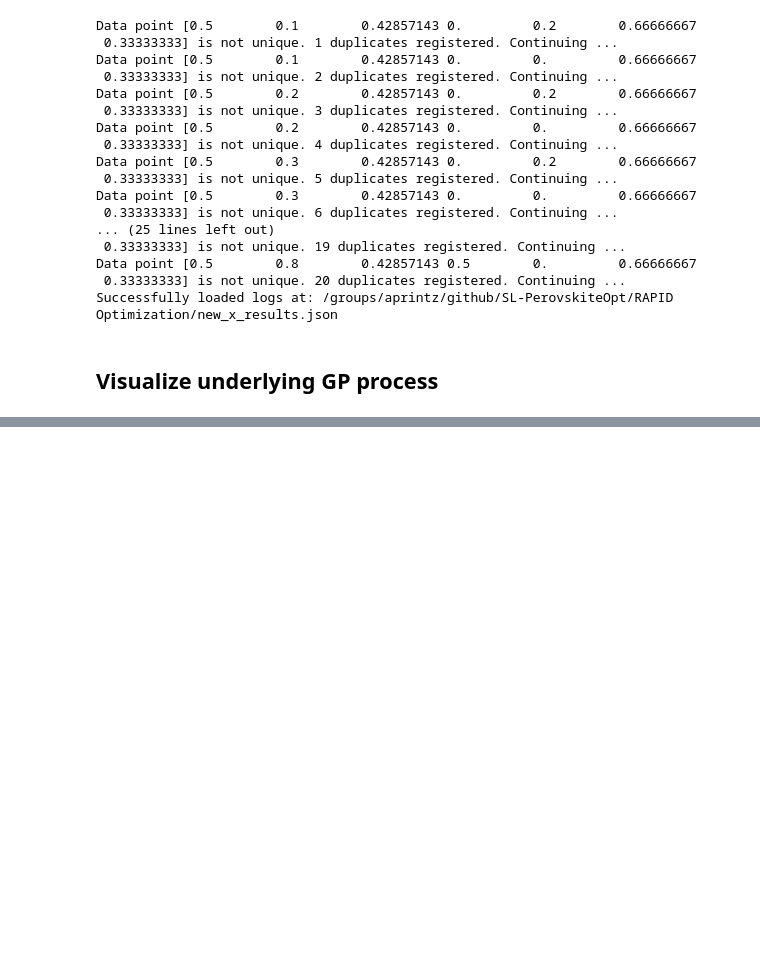
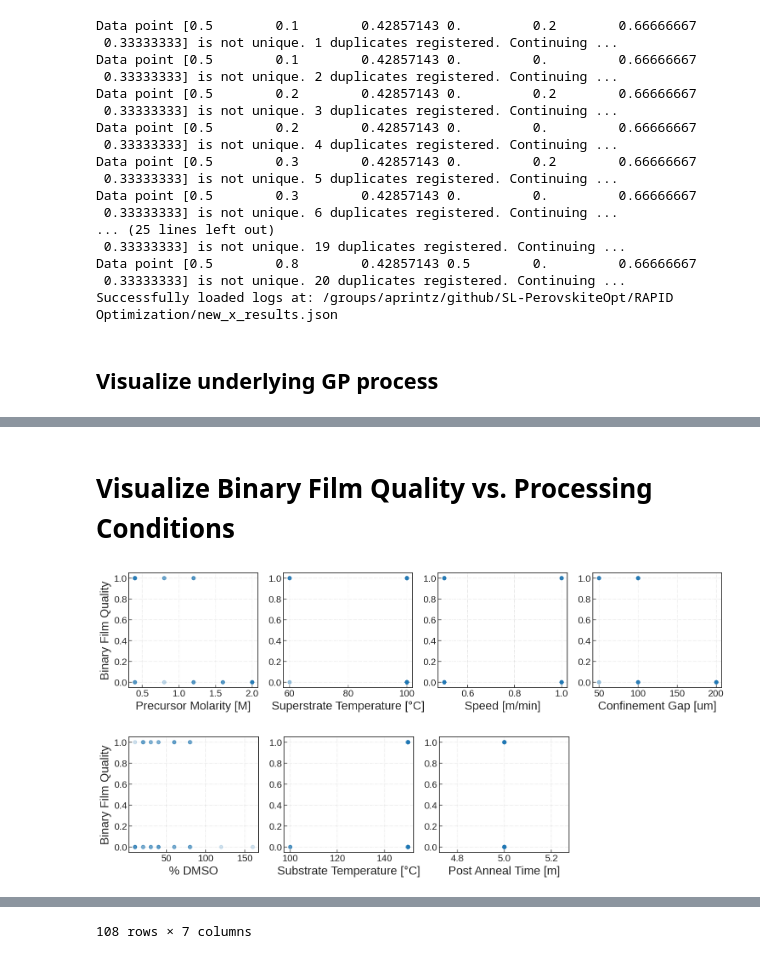
Before and after one commit to Printz-Lab/SL-PerovskiteOpt, a Jupyter notebook: RAPID Optimization/Plot_Gaussian_Acquisition.ipynb, the cells around one changed output, grey strips where cells are left out. Saved outputs shown, nothing was run; the diff lists cells and outputs as text; code cells hidden in the pictures; blank space fills up the shorter version.

Commit message:
created base functionality for contour plotting

```diff
--- a/RAPID Optimization/Plot_Gaussian_Acquisition.ipynb
+++ b/RAPID Optimization/Plot_Gaussian_Acquisition.ipynb
@@ -341,3 +331,38 @@ all rmse: 0.3043
 all R^2: 0.6190
 all spearman: 0.8142
 [figure]
+# %% [markdown]
+# Visualize Binary Film Quality vs. Processing Conditions
+# %%
+import matplotlib.pyplot as plt
+n_col = 4 # num of columns per row in the figure
+fontsize = 20
+
+column_names = df_included_vars.columns.values
+# df_film["Success or Fail"]
+cmap = plt.get_cmap('coolwarm', 10)
+
+for n in np.arange(0, 8, n_col):
+    fig,axes = plt.subplots(1, n_col, figsize=(18, 3.5), sharey = False)
+    for i in np.arange(n_col):
+        #print(n)
+        if n< len(column_names):
+            im = axes[i].scatter(df_included_vars.iloc[:,n],df_film["Success or Fail"], alpha=0.1
+                                    # c=df.iloc[:,color_indx], s = 20, cmap=cmap, alpha =0.8, edgecolors = 'face'
+                                    )
+            axes[i].set_xlabel(column_names[n], fontsize=fontsize)
+        else:
+            axes[i].axis("off")
+            #axes[i].set_title(sf_cols[n])
+        n = n+1
+
+    axes[0].set_ylabel("Binary Film Quality", fontsize=fontsize)
+    for i in range(len(axes)):
+        axes[i].tick_params(direction='in', length=5, width=1, labelsize = fontsize*.8, grid_alpha = 0.5)
+        axes[i].grid(True, linestyle='-.')
+    plt.show()
+
+df_included_vars
+# %% [output]
+[figure, added]
+[figure, added]
@@ -343,0 +381 @@ all spearman: 0.8142
+108 rows × 7 columns
```
Also changed, not shown: parts of 6 cells of this notebook, 1 other file.
